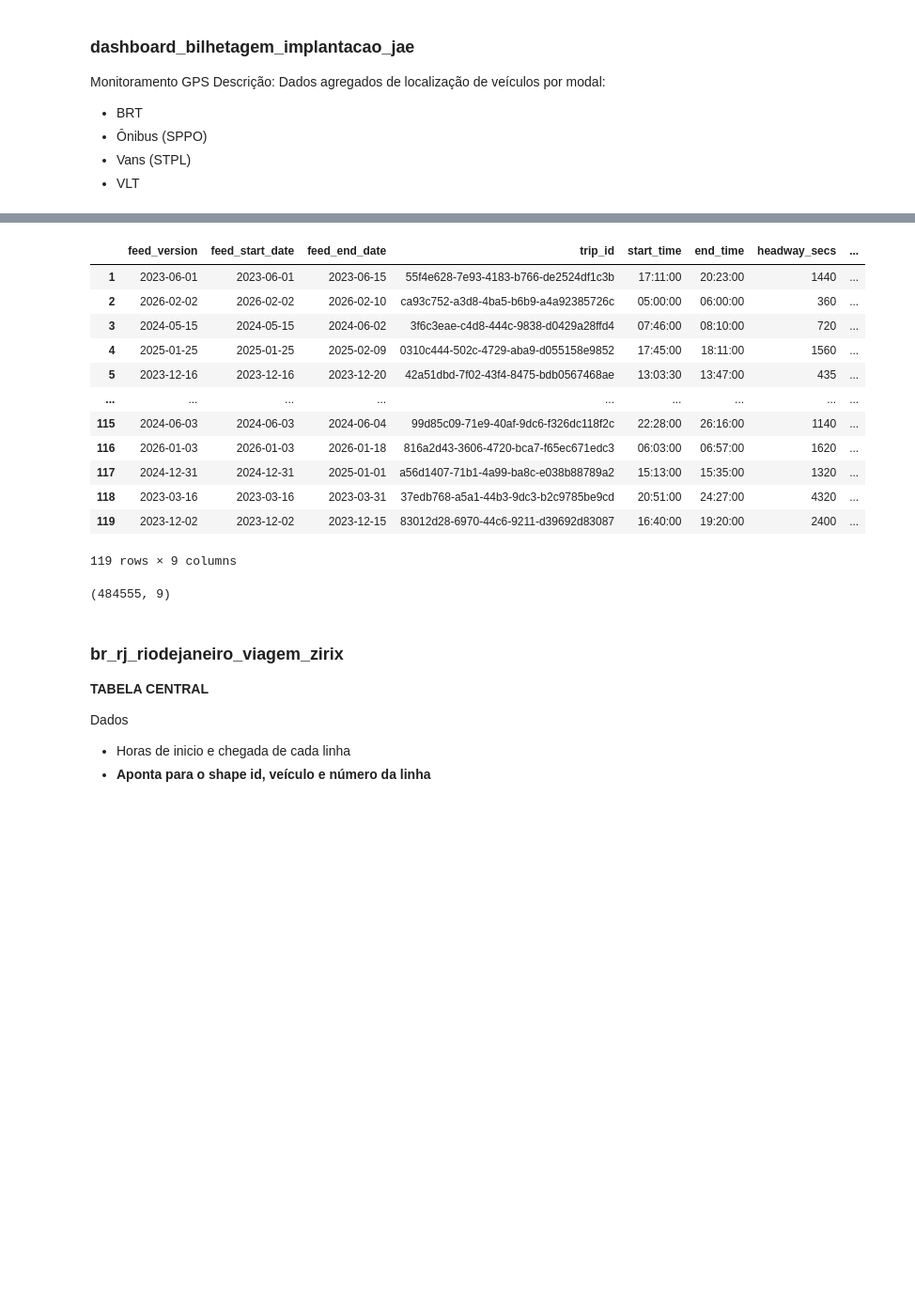
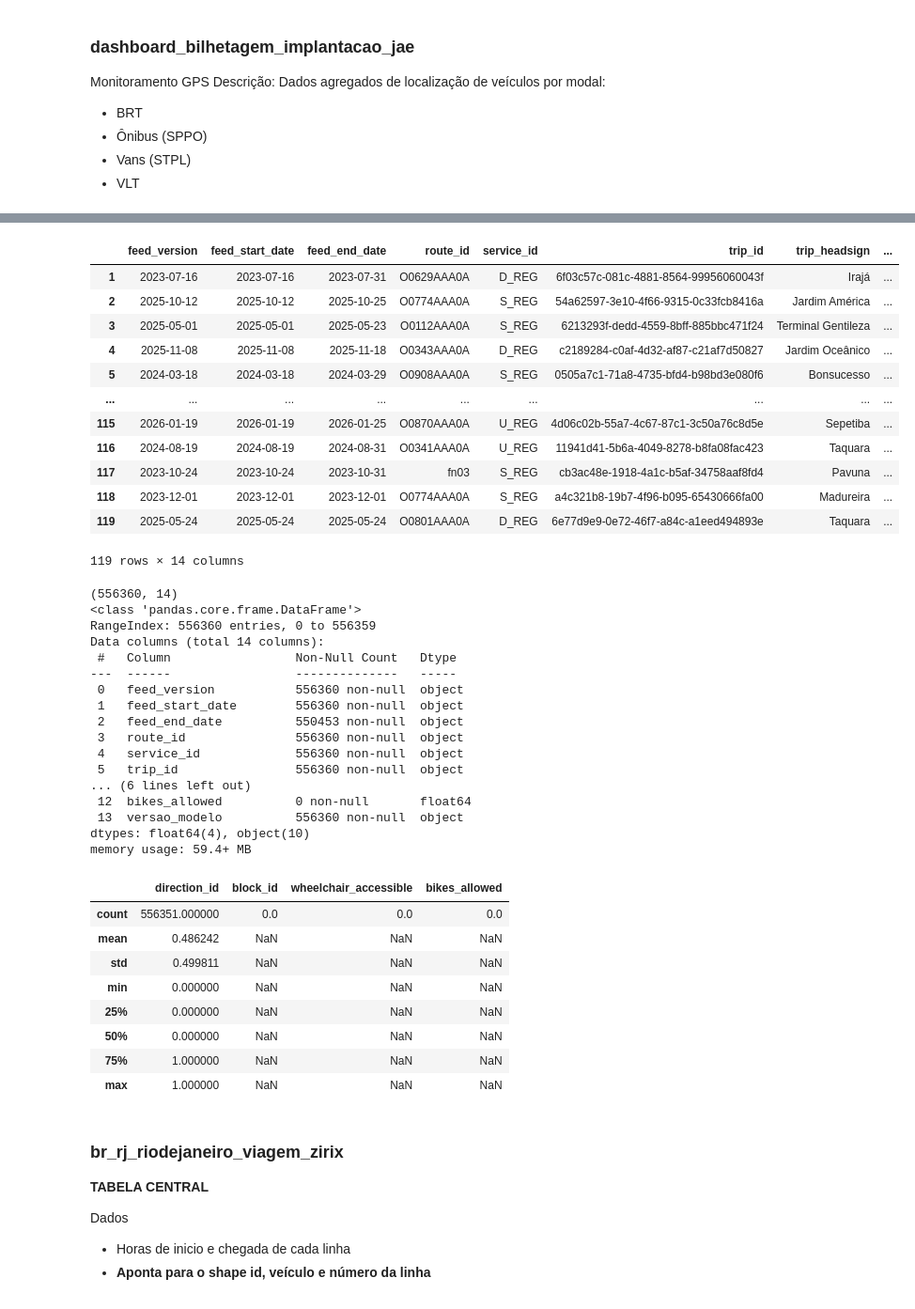
Before and after one commit to luizpcsilva/PS-2026.1-Grupo-L, a Jupyter notebook: PS_2026_Grupo_L.ipynb, the cells around one changed output, grey strips where cells are left out. Shown at 94% size. Drawn from its saved outputs; the diff is of its cells as text; code cells hidden in the pictures; blank space fills up the shorter version.

Commit message:
Descriçao dados necessarios para o modelo preditivo

```diff
--- a/PS_2026_Grupo_L.ipynb
+++ b/PS_2026_Grupo_L.ipynb
@@ -54,23 +89,50 @@ Base padronizada de transporte contendo:
 # %%
-caminho_dado = "/content/drive/MyDrive/DadosAnalyticaPS2026-GrupoL/dados brutos/gtfs-20260430T211243Z-3-001/gtfs/frequencies.csv"
+caminho_dado = "/content/drive/MyDrive/DadosAnalyticaPS2026-GrupoL/dados brutos/gtfs-20260430T211243Z-3-001/gtfs/trips.csv"
 df = pd.read_csv(caminho_dado)
 display(df.iloc[1:120])
 print(df.shape)
+df.info()
+df.describe()
 # %% [output]
-|  | feed_version | feed_start_date | feed_end_date | trip_id | start_time | end_time | headway_secs | ... |
-| 1 | 2023-06-01 | 2023-06-01 | 2023-06-15 | 55f4e628-7e93-4183-b766-de2524df1c3b | 17:11:00 | 20:23:00 | 1440 | ... |
-| 2 | 2026-02-02 | 2026-02-02 | 2026-02-10 | ca93c752-a3d8-4ba5-b6b9-a4a92385726c | 05:00:00 | 06:00:00 | 360 | ... |
-| 3 | 2024-05-15 | 2024-05-15 | 2024-06-02 | 3f6c3eae-c4d8-444c-9838-d0429a28ffd4 | 07:46:00 | 08:10:00 | 720 | ... |
-| 4 | 2025-01-25 | 2025-01-25 | 2025-02-09 | 0310c444-502c-4729-aba9-d055158e9852 | 17:45:00 | 18:11:00 | 1560 | ... |
-| 5 | 2023-12-16 | 2023-12-16 | 2023-12-20 | 42a51dbd-7f02-43f4-8475-bdb0567468ae | 13:03:30 | 13:47:00 | 435 | ... |
+|  | feed_version | feed_start_date | feed_end_date | route_id | service_id | trip_id | trip_headsign | ... |
+| 1 | 2023-07-16 | 2023-07-16 | 2023-07-31 | O0629AAA0A | D_REG | 6f03c57c-081c-4881-8564-99956060043f | Irajá | ... |
+| 2 | 2025-10-12 | 2025-10-12 | 2025-10-25 | O0774AAA0A | S_REG | 54a62597-3e10-4f66-9315-0c33fcb8416a | Jardim América | ... |
+| 3 | 2025-05-01 | 2025-05-01 | 2025-05-23 | O0112AAA0A | S_REG | 6213293f-dedd-4559-8bff-885bbc471f24 | Terminal Gentileza | ... |
+| 4 | 2025-11-08 | 2025-11-08 | 2025-11-18 | O0343AAA0A | D_REG | c2189284-c0af-4d32-af87-c21af7d50827 | Jardim Oceânico | ... |
+| 5 | 2024-03-18 | 2024-03-18 | 2024-03-29 | O0908AAA0A | S_REG | 0505a7c1-71a8-4735-bfd4-b98bd3e080f6 | Bonsucesso | ... |
 | ... | ... | ... | ... | ... | ... | ... | ... | ... |
-| 115 | 2024-06-03 | 2024-06-03 | 2024-06-04 | 99d85c09-71e9-40af-9dc6-f326dc118f2c | 22:28:00 | 26:16:00 | 1140 | ... |
-| 116 | 2026-01-03 | 2026-01-03 | 2026-01-18 | 816a2d43-3606-4720-bca7-f65ec671edc3 | 06:03:00 | 06:57:00 | 1620 | ... |
-| 117 | 2024-12-31 | 2024-12-31 | 2025-01-01 | a56d1407-71b1-4a99-ba8c-e038b88789a2 | 15:13:00 | 15:35:00 | 1320 | ... |
-| 118 | 2023-03-16 | 2023-03-16 | 2023-03-31 | 37edb768-a5a1-44b3-9dc3-b2c9785be9cd | 20:51:00 | 24:27:00 | 4320 | ... |
-| 119 | 2023-12-02 | 2023-12-02 | 2023-12-15 | 83012d28-6970-44c6-9211-d39692d83087 | 16:40:00 | 19:20:00 | 2400 | ... |
+| 115 | 2026-01-19 | 2026-01-19 | 2026-01-25 | O0870AAA0A | U_REG | 4d06c02b-55a7-4c67-87c1-3c50a76c8d5e | Sepetiba | ... |
+| 116 | 2024-08-19 | 2024-08-19 | 2024-08-31 | O0341AAA0A | U_REG | 11941d41-5b6a-4049-8278-b8fa08fac423 | Taquara | ... |
+| 117 | 2023-10-24 | 2023-10-24 | 2023-10-31 | fn03 | S_REG | cb3ac48e-1918-4a1c-b5af-34758aaf8fd4 | Pavuna | ... |
+| 118 | 2023-12-01 | 2023-12-01 | 2023-12-01 | O0774AAA0A | S_REG | a4c321b8-19b7-4f96-b095-65430666fa00 | Madureira | ... |
+| 119 | 2025-05-24 | 2025-05-24 | 2025-05-24 | O0801AAA0A | D_REG | 6e77d9e9-0e72-46f7-a84c-a1eed494893e | Taquara | ... |
-119 rows × 9 columns
+119 rows × 14 columns
-(484555, 9)
+(556360, 14)
+<class 'pandas.core.frame.DataFrame'>
+RangeIndex: 556360 entries, 0 to 556359
+Data columns (total 14 columns):
+ #   Column                 Non-Null Count   Dtype
+---  ------                 --------------   -----
+ 0   feed_version           556360 non-null  object
+ 1   feed_start_date        556360 non-null  object
+ 2   feed_end_date          550453 non-null  object
+ 3   route_id               556360 non-null  object
+ 4   service_id             556360 non-null  object
+ 5   trip_id                556360 non-null  object
+... (6 lines left out)
+ 12  bikes_allowed          0 non-null       float64
+ 13  versao_modelo          556360 non-null  object
+dtypes: float64(4), object(10)
+memory usage: 59.4+ MB
+|  | direction_id | block_id | wheelchair_accessible | bikes_allowed |
+| count | 556351.000000 | 0.0 | 0.0 | 0.0 |
+| mean | 0.486242 | NaN | NaN | NaN |
+| std | 0.499811 | NaN | NaN | NaN |
+| min | 0.000000 | NaN | NaN | NaN |
+| 25% | 0.000000 | NaN | NaN | NaN |
+| 50% | 0.000000 | NaN | NaN | NaN |
+| 75% | 1.000000 | NaN | NaN | NaN |
+| max | 1.000000 | NaN | NaN | NaN |
 # %% [markdown]
 ### br_rj_riodejaneiro_viagem_zirix
 **TABELA CENTRAL**
```
Also changed, not shown: parts of 5 cells of this notebook.
